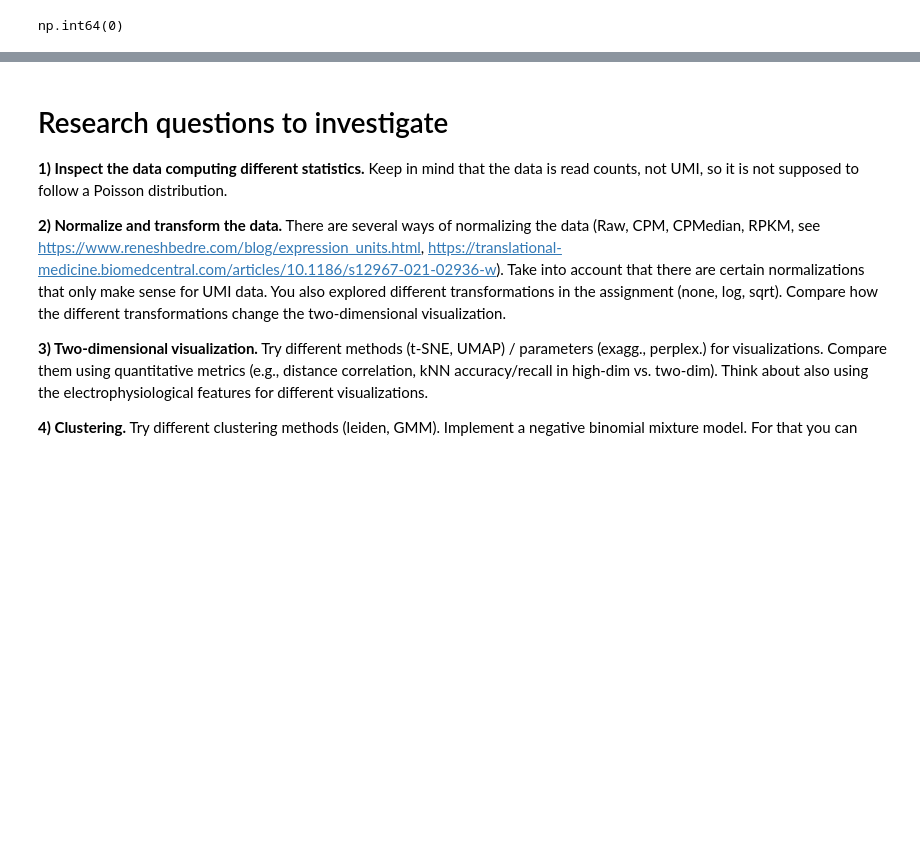
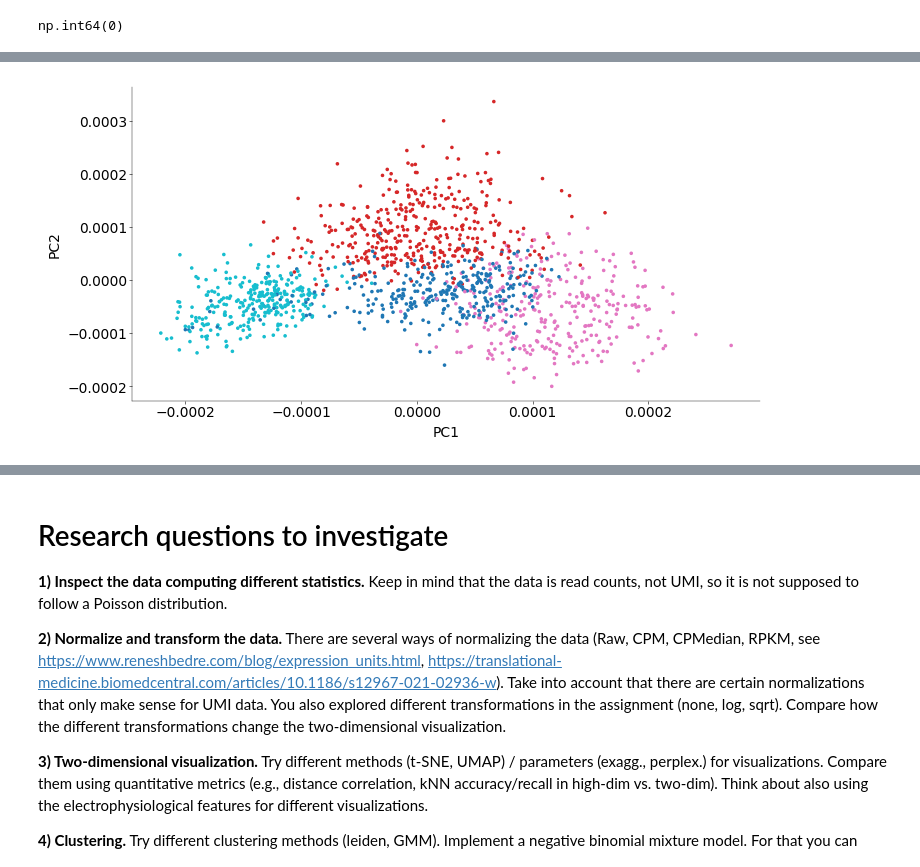
Before and after one commit to Artemii-Shlychkov/NDS_project, a Jupyter notebook: notebooks/Practical_notebook.ipynb, the cells around one changed output, grey strips where cells are left out. Cells and saved outputs as stored; diff of their text form; code cells hidden in the pictures; blank space fills up the shorter version.

```diff
--- a/notebooks/Practical_notebook.ipynb
+++ b/notebooks/Practical_notebook.ipynb
@@ -275 +372,17 @@ ax.axis = "equal"
+# %%
+colors = ["red", "blue", "green", "purple", "orange", "black"]
+gmm = GMM(n_components=sklearn_optimal_cluster_number, random_state=42).fit(
+    ephysData_filtered
+)
+cluster_ids = gmm.predict(ephysData_filtered)
+likelihood = gmm.score_samples(ephysData_filtered)  # log likelihood
+means = gmm.means_
+covariances = gmm.covariances_
+
+plt.scatter(PCinit[:, 0], PCinit[:, 1], s=10, c=cluster_ids, cmap="tab10", alpha=1)
+plt.xlabel("PC1")
+plt.ylabel("PC2")
+plt.show()
+# %% [output]
+[figure, added]
 # %%
```
Also changed, not shown: parts of 9 cells of this notebook.
